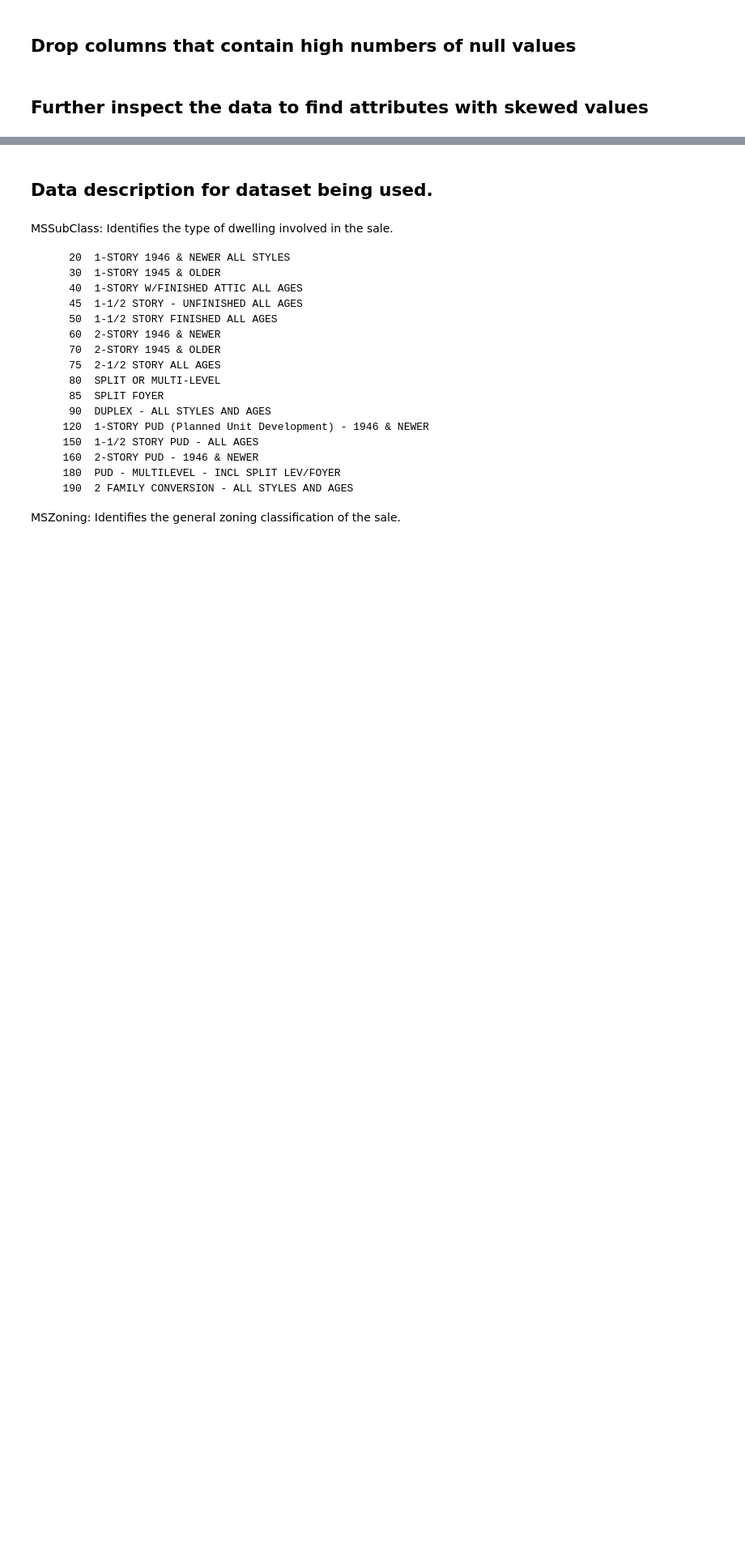
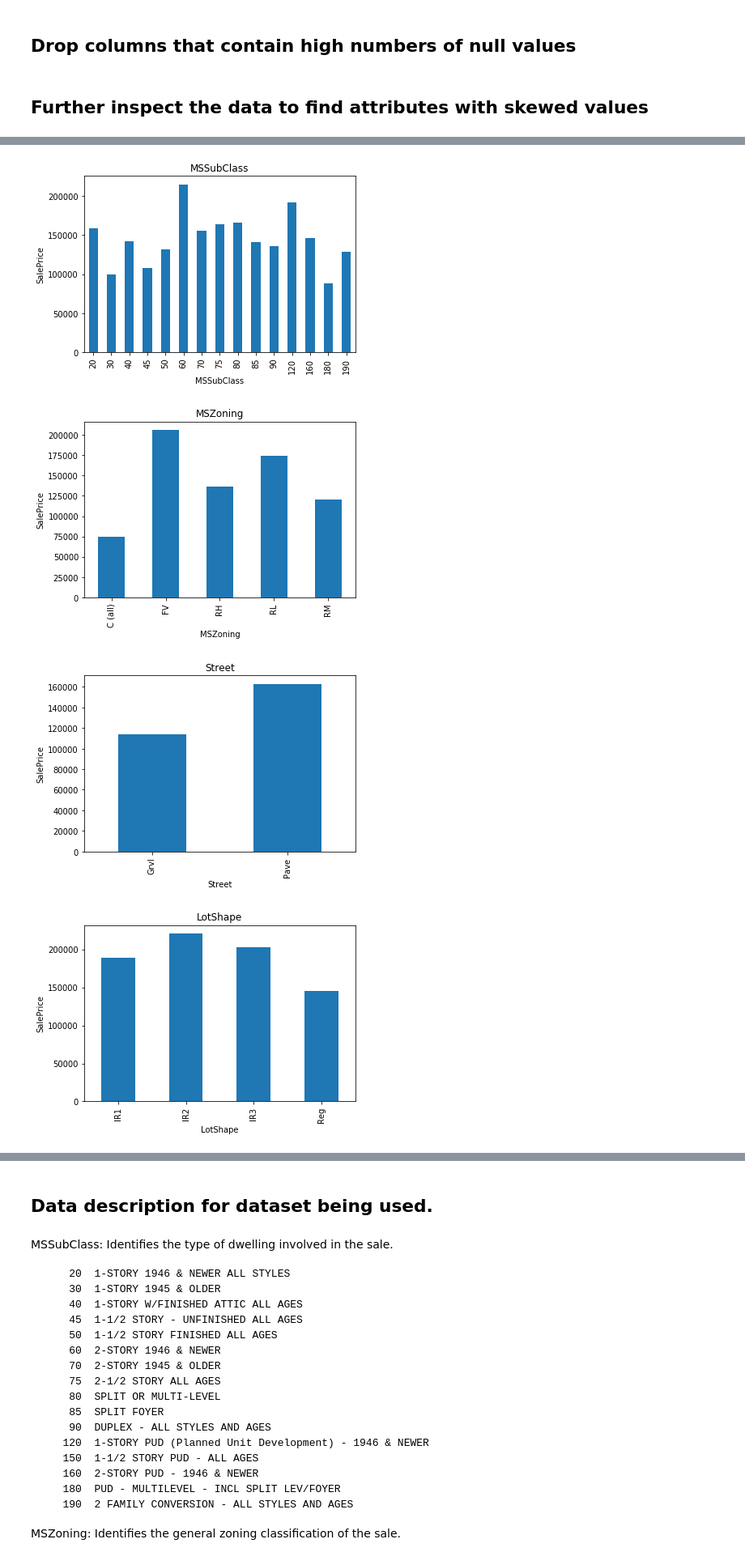
Before and after one commit to andresvii/HousingCostPredictor, a Jupyter notebook: Predictor.ipynb, the cells around one changed output, grey strips where cells are left out. Shown at 81% size. Drawn from its saved outputs; the diff is of its cells as text; code cells hidden in the pictures; blank space fills up the shorter version.

```diff
--- a/Predictor.ipynb
+++ b/Predictor.ipynb
@@ -146,7 +149,7 @@ test = pd.read_csv("test.csv")
 # %% [markdown]
 ## Drop columns that contain high numbers of null values
 # %%
-train.drop(["Alley", "Fence", 'PoolQC', 'MiscFeature', 'FireplaceQu', 'LotFrontage'], axis = 1, inplace = True)
+train.drop(['Id', "Alley", "Fence", 'PoolQC', 'MiscFeature', 'FireplaceQu', 'LotFrontage'], axis = 1, inplace = True)
 # %% [markdown]
 ## Further inspect the data to find attributes with skewed values
 # %%
@@ -182,0 +186,16 @@ Column Name :  Street
+# %%
+Categorical_features=[feature for feature in train.columns]#if train[feature].dtypes=='O']
+Categorical_features
+for feature in Categorical_features:
+    if(feature == 'Id' or feature == 'LotArea' or feature == 'YearBuilt'):
+        continue
+    train.groupby(feature)['SalePrice'].median().plot.bar()
+    plt.xlabel(feature)
+    plt.ylabel('SalePrice')
+    plt.title(feature)
+    plt.show()
+# %% [output]
+[figure, added]
+[figure, added]
+[figure, added]
+[figure, added]
```
Also changed, not shown: parts of 21 cells of this notebook.
